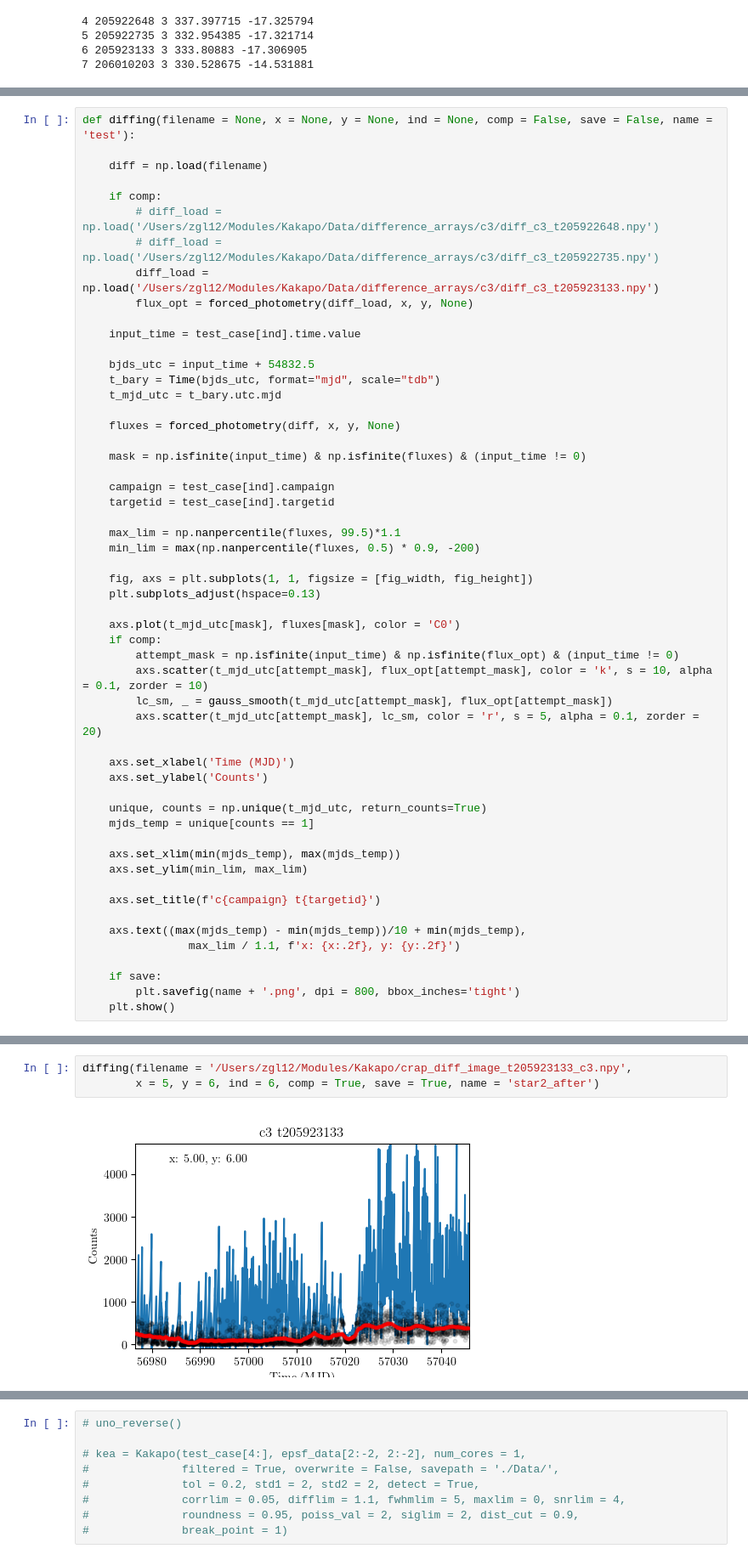
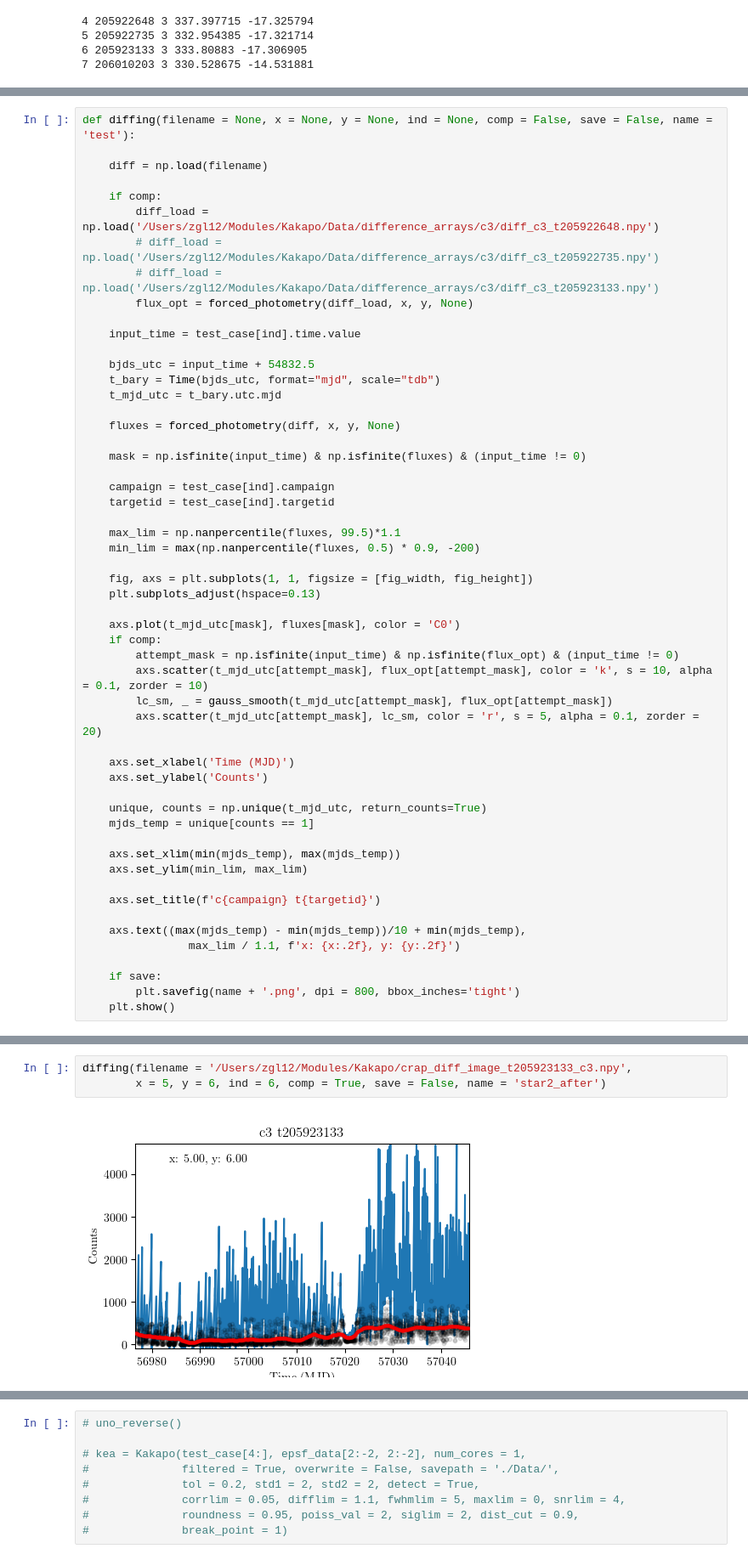
Before and after one commit to ZacharyLane1204/Kakapo, a Jupyter notebook: test_star.ipynb, the cells around one changed output, grey strips where cells are left out. Shown: that part at 85% size. Cells and saved outputs as stored; diff of their text form.

```diff
--- a/test_star.ipynb
+++ b/test_star.ipynb
@@ -274,9 +346,9 @@ def diffing(filename = None, x = None, y = None, ind = None, comp = False, save
     diff = np.load(filename)
 
     if comp:
-        # diff_load = np.load('/Users/zgl12/Modules/Kakapo/Data/difference_arrays/c3/diff_c3_t205922648.npy')
+        diff_load = np.load('/Users/zgl12/Modules/Kakapo/Data/difference_arrays/c3/diff_c3_t205922648.npy')
         # diff_load = np.load('/Users/zgl12/Modules/Kakapo/Data/difference_arrays/c3/diff_c3_t205922735.npy')
-        diff_load = np.load('/Users/zgl12/Modules/Kakapo/Data/difference_arrays/c3/diff_c3_t205923133.npy')
+        # diff_load = np.load('/Users/zgl12/Modules/Kakapo/Data/difference_arrays/c3/diff_c3_t205923133.npy')
         flux_opt = forced_photometry(diff_load, x, y, None)
 
     input_time = test_case[ind].time.value
@@ -339,8 +411,8 @@ diffing(filename = '/Users/zgl12/Modules/Kakapo/crap_diff_image_t205923133_c3.np
 [figure]
 # %%
 diffing(filename = '/Users/zgl12/Modules/Kakapo/crap_diff_image_t205923133_c3.npy',
-        x = 5, y = 6, ind = 6, comp = True, save = True, name = 'star2_after')
+        x = 5, y = 6, ind = 6, comp = True, save = False, name = 'star2_after')
 # %% [output]
-[figure, old version]
+[figure, new version]
 # %%
 diffing(filename = '/Users/zgl12/Modules/Kakapo/crap_diff_image_t205922648_c3.npy',
```
Also changed, not shown: parts of 12 cells of this notebook, 8 other files.
